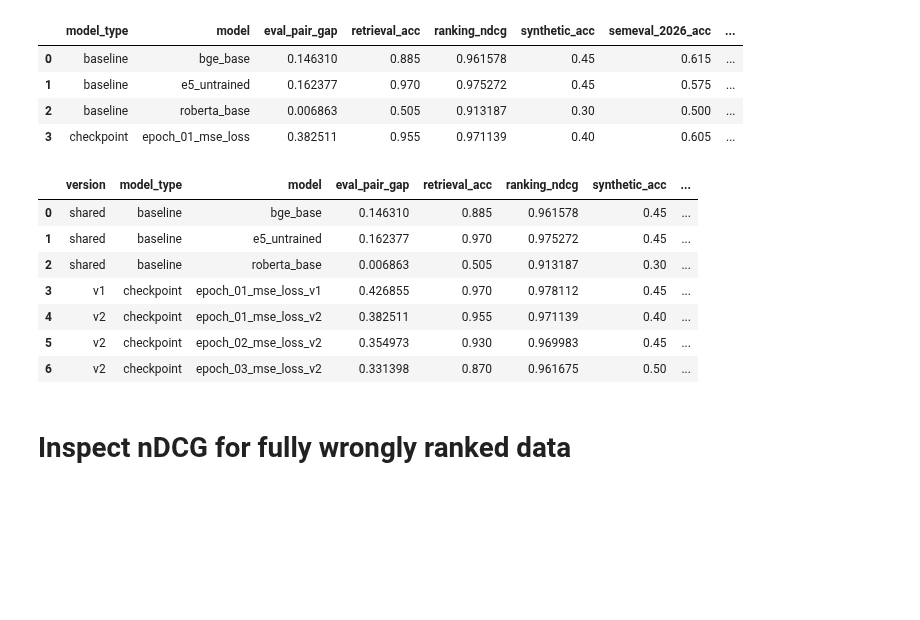
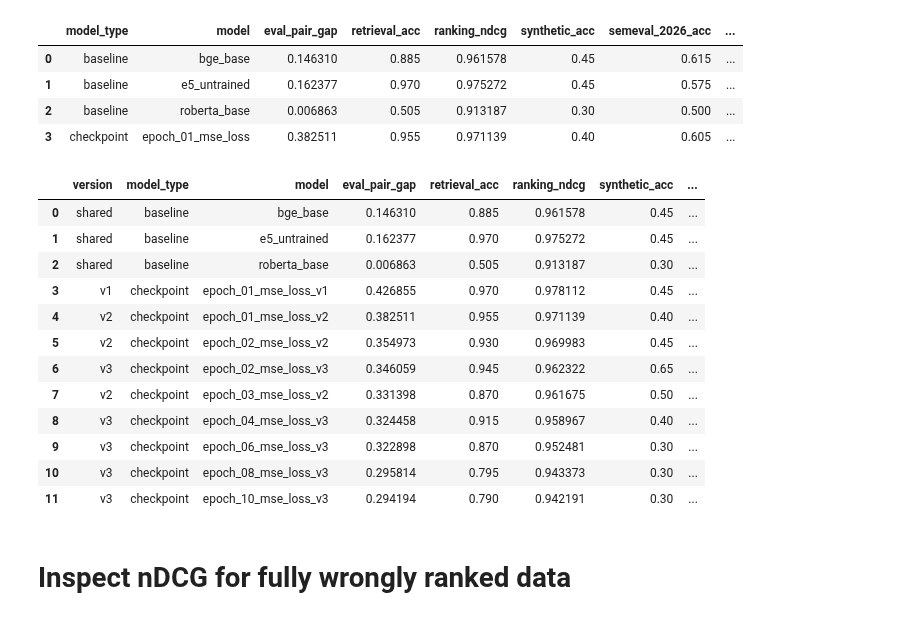
Before and after one commit to shaayaansh/NarrativeSimilarity, a Jupyter notebook: src/eval_embeddings.ipynb, the cells around one changed output. Saved outputs shown, nothing was run; the diff lists cells and outputs as text; code cells hidden in the pictures; blank space fills up the shorter version.

Commit message:
add bge train results

```diff
--- a/src/eval_embeddings.ipynb
+++ b/src/eval_embeddings.ipynb
@@ -1984,9 +1984,14 @@ import json
 from pathlib import Path
 import pandas as pd
 
+PROJECT_ROOT = Path.cwd()
+if not (PROJECT_ROOT / 'data').exists() and (PROJECT_ROOT.parent / 'data').exists():
+    PROJECT_ROOT = PROJECT_ROOT.parent
+
 RESULT_FILES = {
     "v1": PROJECT_ROOT / "data" / "eval_results" / "cli_eval_results.json",
     "v2": PROJECT_ROOT / "data" / "eval_results" / "cli_eval_results_v2.json",
+    "v3": PROJECT_ROOT / "data" / "eval_results" / "cli_eval_results_bge.json",
 }
 
 def extract_row(model_name, model_type, task_map, version, llm_model_name=None):
@@ -2071,34 +2076,39 @@ for version, path in RESULT_FILES.items():
         )
 
 combined_compare_df = pd.DataFrame(rows)
 
 preferred_cols = [
     "version", "model_type", "model",
     "eval_pair_gap", "eval_pair_acc",
     "retrieval_acc",
     "ranking_ndcg",
     "synthetic_acc",
     "semeval_2026_acc",
     "semeval_2022_spearman", "semeval_2022_pearson",
     "llm_model",
 ]
 cols = [c for c in preferred_cols if c in combined_compare_df.columns]
 combined_compare_df = (
     combined_compare_df[cols]
     .sort_values(["model_type", "model"])
     .reset_index(drop=True)
 )
 
 display(combined_compare_df)
 # %% [output]
 |  | version | model_type | model | eval_pair_gap | retrieval_acc | ranking_ndcg | synthetic_acc | ... |
 | 0 | shared | baseline | bge_base | 0.146310 | 0.885 | 0.961578 | 0.45 | ... |
 | 1 | shared | baseline | e5_untrained | 0.162377 | 0.970 | 0.975272 | 0.45 | ... |
 | 2 | shared | baseline | roberta_base | 0.006863 | 0.505 | 0.913187 | 0.30 | ... |
 | 3 | v1 | checkpoint | epoch_01_mse_loss_v1 | 0.426855 | 0.970 | 0.978112 | 0.45 | ... |
 | 4 | v2 | checkpoint | epoch_01_mse_loss_v2 | 0.382511 | 0.955 | 0.971139 | 0.40 | ... |
 | 5 | v2 | checkpoint | epoch_02_mse_loss_v2 | 0.354973 | 0.930 | 0.969983 | 0.45 | ... |
-| 6 | v2 | checkpoint | epoch_03_mse_loss_v2 | 0.331398 | 0.870 | 0.961675 | 0.50 | ... |
+| 6 | v3 | checkpoint | epoch_02_mse_loss_v3 | 0.346059 | 0.945 | 0.962322 | 0.65 | ... |
+| 7 | v2 | checkpoint | epoch_03_mse_loss_v2 | 0.331398 | 0.870 | 0.961675 | 0.50 | ... |
+| 8 | v3 | checkpoint | epoch_04_mse_loss_v3 | 0.324458 | 0.915 | 0.958967 | 0.40 | ... |
+| 9 | v3 | checkpoint | epoch_06_mse_loss_v3 | 0.322898 | 0.870 | 0.952481 | 0.30 | ... |
+| 10 | v3 | checkpoint | epoch_08_mse_loss_v3 | 0.295814 | 0.795 | 0.943373 | 0.30 | ... |
+| 11 | v3 | checkpoint | epoch_10_mse_loss_v3 | 0.294194 | 0.790 | 0.942191 | 0.30 | ... |
 # %% [markdown]
 # Inspect nDCG for fully wrongly ranked data
 # %%
```
Also changed, not shown: 3 other files.
